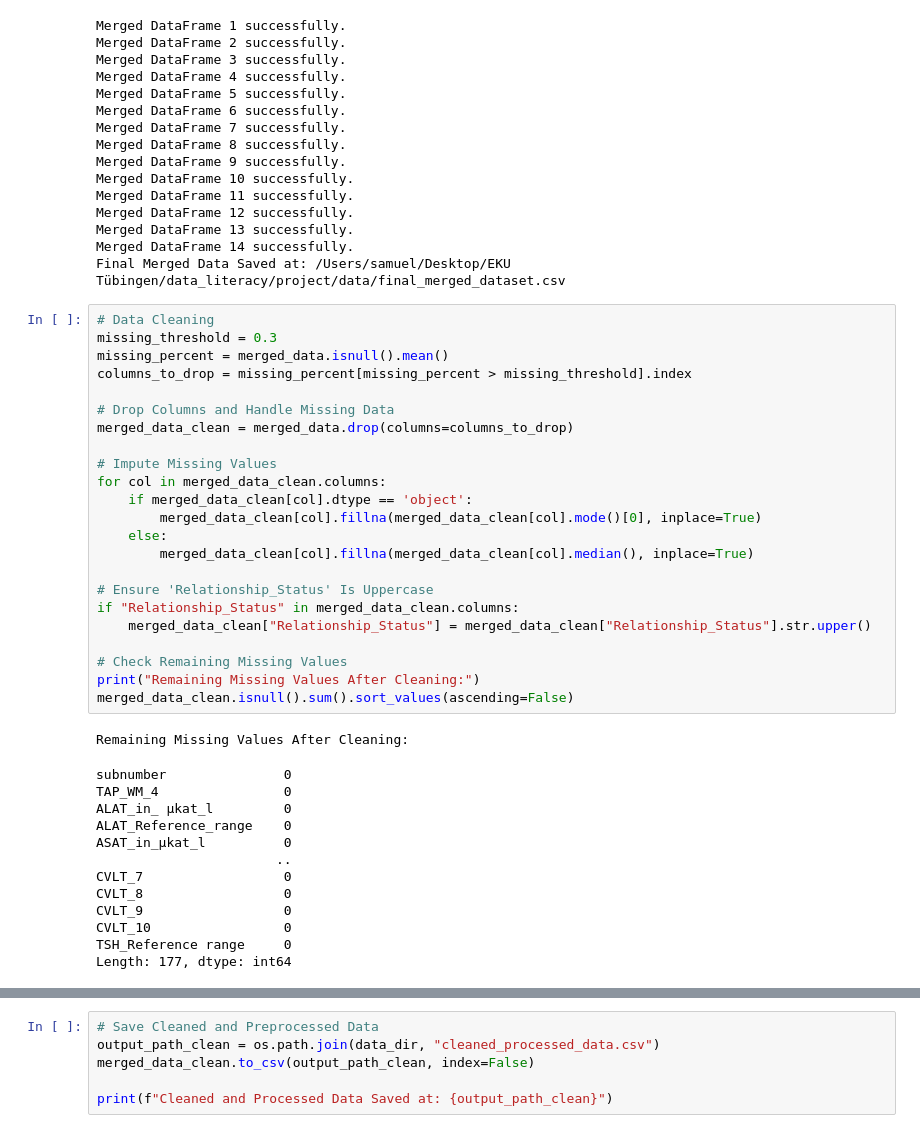
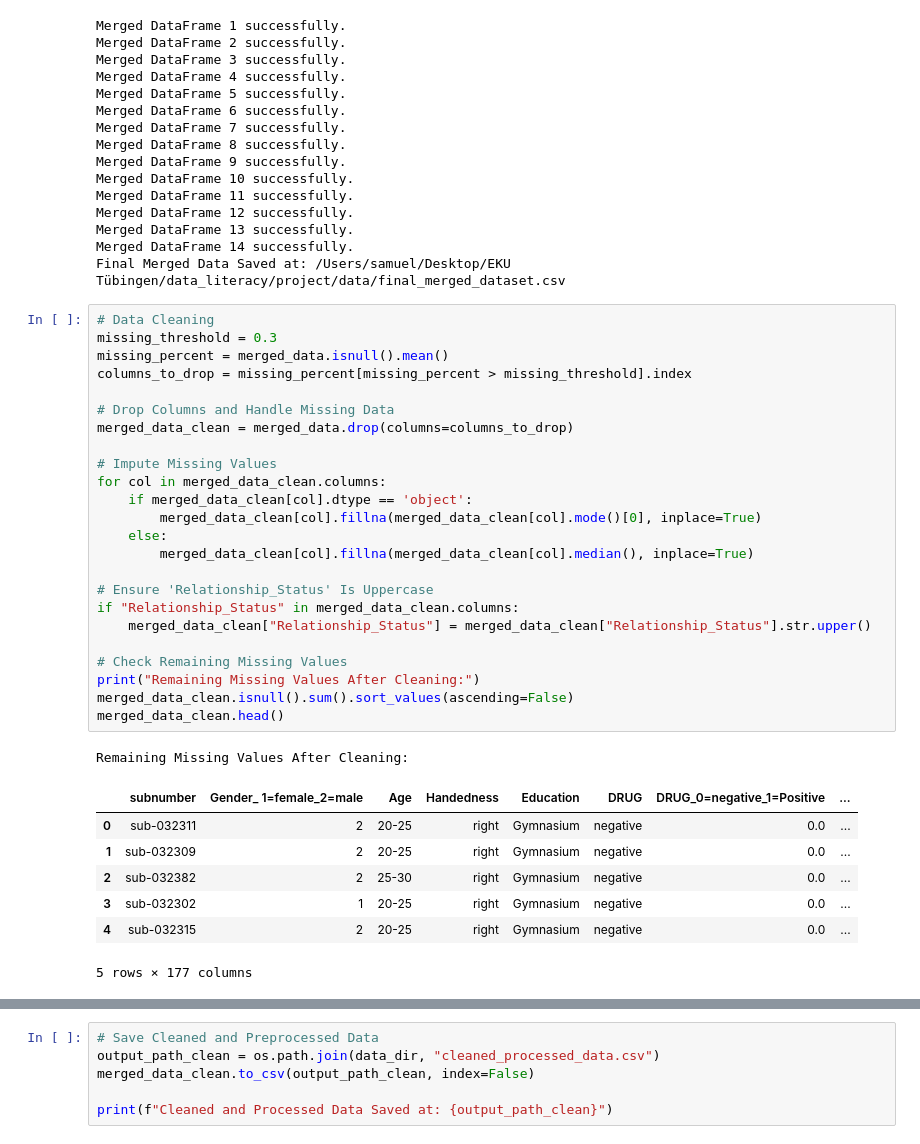
Before and after one commit to nicola1702/LEMON-Love-Predictor, a Jupyter notebook: data_structure_analysis.ipynb, the cells around one changed output, grey strips where cells are left out. Drawn from its saved outputs; the diff is of its cells as text.

```diff
--- a/data_structure_analysis.ipynb
+++ b/data_structure_analysis.ipynb
@@ -148,40 +152,36 @@ Final Merged Data Saved at: /Users/samuel/Desktop/EKU Tübingen/data_literacy/pr
 # %%
 # Data Cleaning
 missing_threshold = 0.3
 missing_percent = merged_data.isnull().mean()
 columns_to_drop = missing_percent[missing_percent > missing_threshold].index
 
 # Drop Columns and Handle Missing Data
 merged_data_clean = merged_data.drop(columns=columns_to_drop)
 
 # Impute Missing Values
 for col in merged_data_clean.columns:
     if merged_data_clean[col].dtype == 'object':
         merged_data_clean[col].fillna(merged_data_clean[col].mode()[0], inplace=True)
     else:
         merged_data_clean[col].fillna(merged_data_clean[col].median(), inplace=True)
 
 # Ensure 'Relationship_Status' Is Uppercase
 if "Relationship_Status" in merged_data_clean.columns:
     merged_data_clean["Relationship_Status"] = merged_data_clean["Relationship_Status"].str.upper()
 
 # Check Remaining Missing Values
 print("Remaining Missing Values After Cleaning:")
 merged_data_clean.isnull().sum().sort_values(ascending=False)
+merged_data_clean.head()
 # %% [output]
 Remaining Missing Values After Cleaning:
+|  | subnumber | Gender_ 1=female_2=male | Age | Handedness | Education | DRUG | DRUG_0=negative_1=Positive | ... |
+| 0 | sub-032311 | 2 | 20-25 | right | Gymnasium | negative | 0.0 | ... |
+| 1 | sub-032309 | 2 | 20-25 | right | Gymnasium | negative | 0.0 | ... |
+| 2 | sub-032382 | 2 | 25-30 | right | Gymnasium | negative | 0.0 | ... |
+| 3 | sub-032302 | 1 | 20-25 | right | Gymnasium | negative | 0.0 | ... |
+| 4 | sub-032315 | 2 | 20-25 | right | Gymnasium | negative | 0.0 | ... |
-subnumber               0
-TAP_WM_4                0
-ALAT_in_ µkat_l         0
-ALAT_Reference_range    0
-ASAT_in_µkat_l          0
-                       ..
-CVLT_7                  0
-CVLT_8                  0
-CVLT_9                  0
-CVLT_10                 0
-TSH_Reference range     0
-Length: 177, dtype: int64
+5 rows × 177 columns
 # %%
 from sklearn.preprocessing import LabelEncoder
 
```
Also changed, not shown: parts of 11 cells of this notebook, 4 other files.
